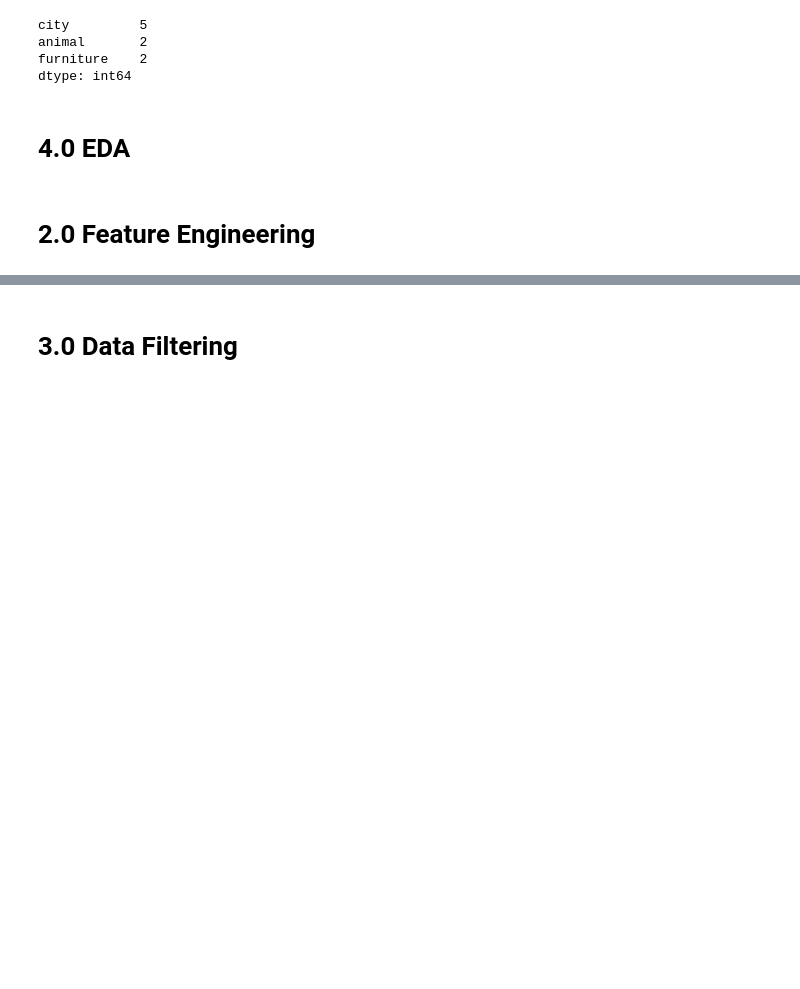
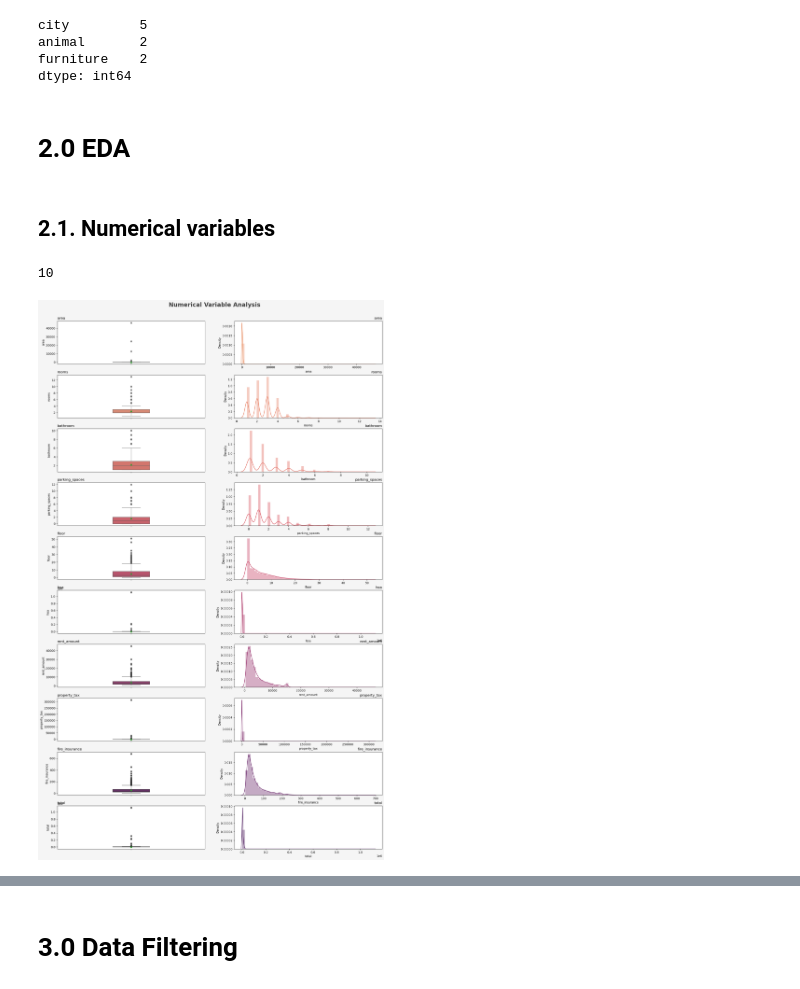
Before and after one commit to math-prog/house_predict, a Jupyter notebook: notebooks/1.0.mso.house_predict.ipynb, the cells around one changed output, grey strips where cells are left out. Cells and saved outputs as stored; diff of their text form; code cells hidden in the pictures; blank space fills up the shorter version.

Commit message:
filtering data

```diff
--- a/notebooks/1.0.mso.house_predict.ipynb
+++ b/notebooks/1.0.mso.house_predict.ipynb
@@ -230,6 +236,62 @@ animal       2
 furniture    2
 dtype: int64
 # %% [markdown]
-# 4.0 EDA
+# 2.0 EDA
-# %% [markdown]
-# 2.0 Feature Engineering
+# %%
+df2 = df1
+# %% [markdown]
+## 2.1. Numerical variables
+# %%
+num_cols = df2.columns[df2.dtypes != object]
+len(num_cols)
+# %% [output]
+10
+# %%
+# size
+figure, axis = plt.subplots(figsize = (20,30))
+
+#Background
+background = "#f5f5f5"
+figure.set_facecolor(background)
+
+#Color pallete
+color_palette = sns.color_palette('flare', len(num_cols) * 2)
+
+#Title
+plt.suptitle("Numerical Variable Analysis", fontsize = 20, color = "#404040", fontweight = 600)
+
+#Structure plot
+lines = len(num_cols)
+columns = 2
+position = 1
+
+for column in num_cols:
+
+    #Boxplot
+    plt.subplot(lines, columns, position)
+
+    #Title
+    plt.title(f'{column}', loc = 'left', fontsize = 12, fontweight = 200)
+
+    #plot
+    sns.boxplot(data = df2, y = column, showmeans = True, saturation = 0.75,
+                linewidth=1, color = color_palette[position], width = 0.25)
+
+    #change position
+    position += 1
+
+    #Distplot
+    plt.subplot(lines, columns, position)
+
+    #Title
+    plt.title(f'{column}', loc = 'right', fontsize = 12, fontweight = 200)
+
+    sns.distplot(df2[column], color = color_palette[position-1])
+
+    #change position
+    position += 1
+
+#Adjust Grid
+plt.subplots_adjust(top = .95, hspace = 0.25)
+# %% [output]
+[figure, added]
```
Also changed, not shown: parts of 4 cells of this notebook.
